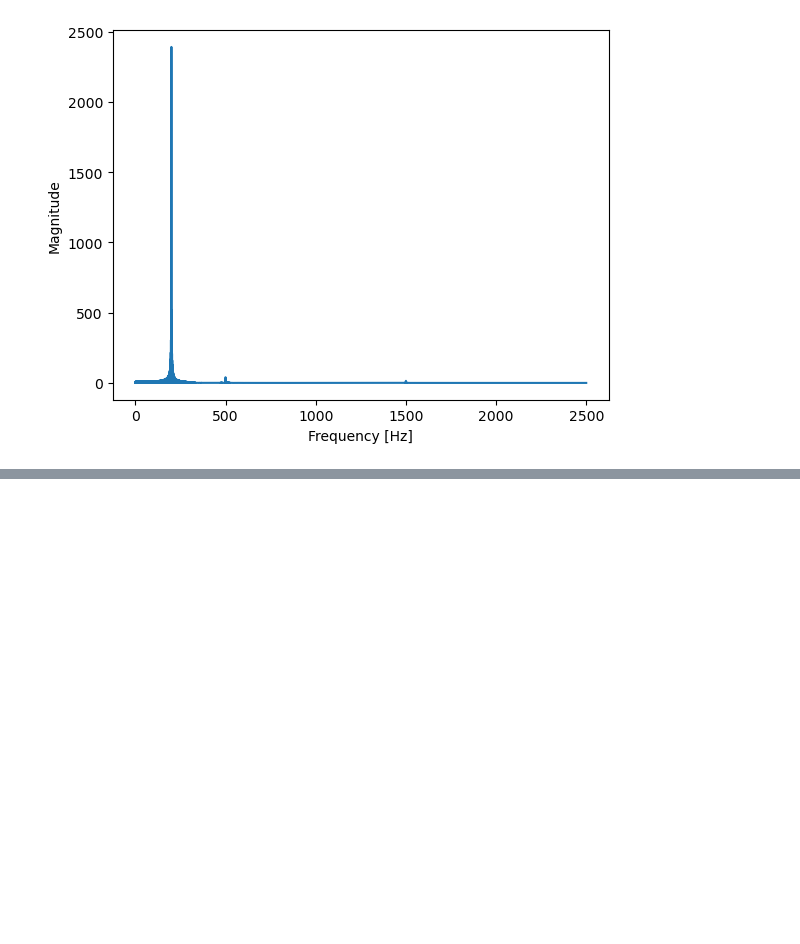
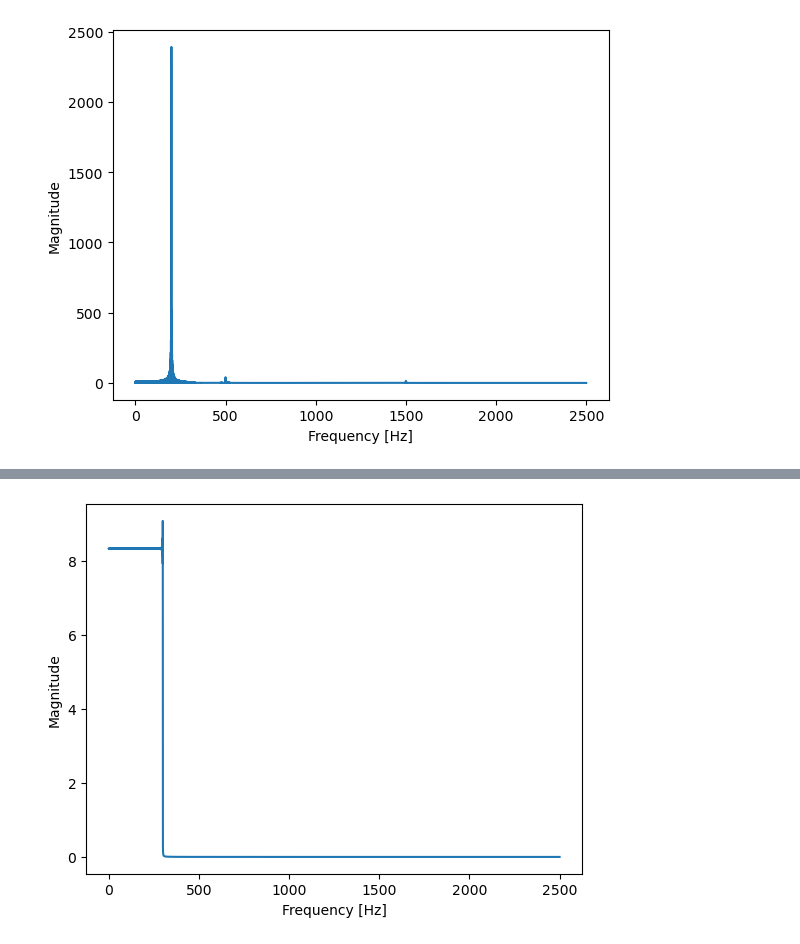
Before and after one commit to vitorfraga12/PDS-Exercicio-Computacional-2, a Jupyter notebook: Questao2.ipynb, the cells around one changed output, grey strips where cells are left out. Drawn from its saved outputs; the diff is of its cells as text; code cells hidden in the pictures; blank space fills up the shorter version.

```diff
--- a/Questao2.ipynb
+++ b/Questao2.ipynb
@@ -25,0 +54,13 @@ plt.show()
+# %%
+# Mostrando a resposta ao impulso do filtro h no dominio da frequência
+fft_h = np.fft.fft(h)
+freq_h = np.fft.fftfreq(len(fft_h), 1/fs_bipsin)
+freq_h = freq_h[:len(freq_h)//2]
+fft_h = fft_h[:len(fft_h)//2]
+
+plt.plot(freq_h, np.abs(fft_h))
+plt.xlabel('Frequency [Hz]')
+plt.ylabel('Magnitude')
+plt.show()
+# %% [output]
+[figure, added]
```
Also changed, not shown: parts of 3 cells of this notebook, 3 other files.
